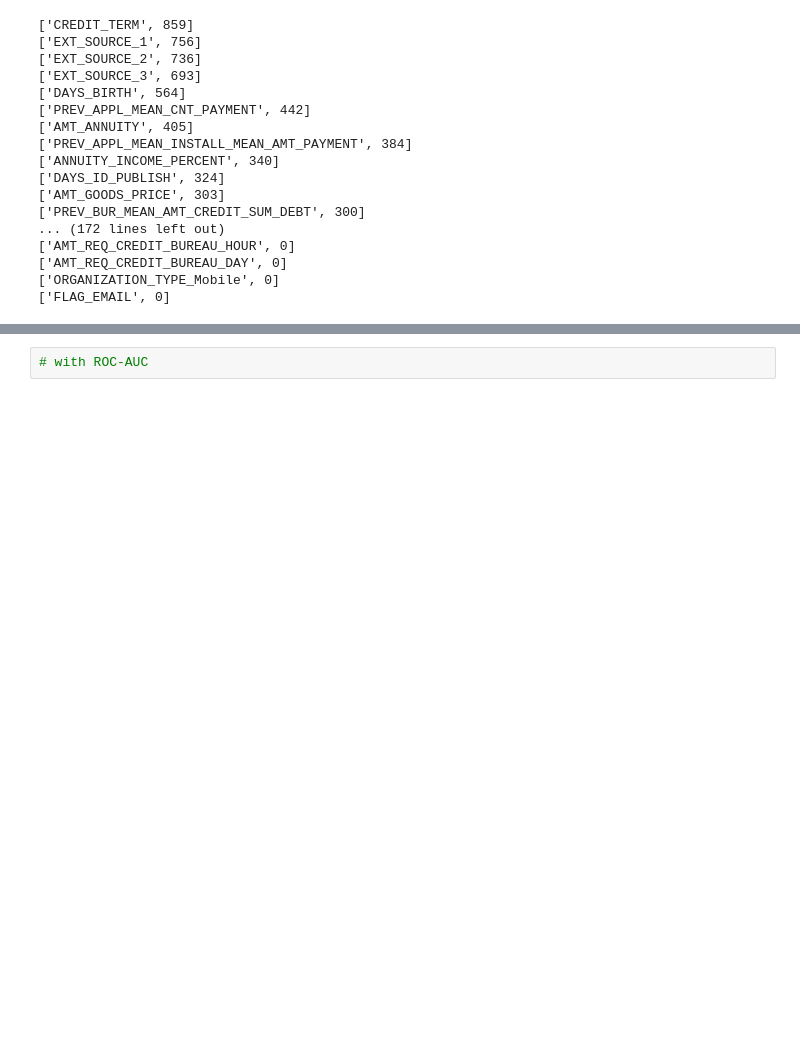
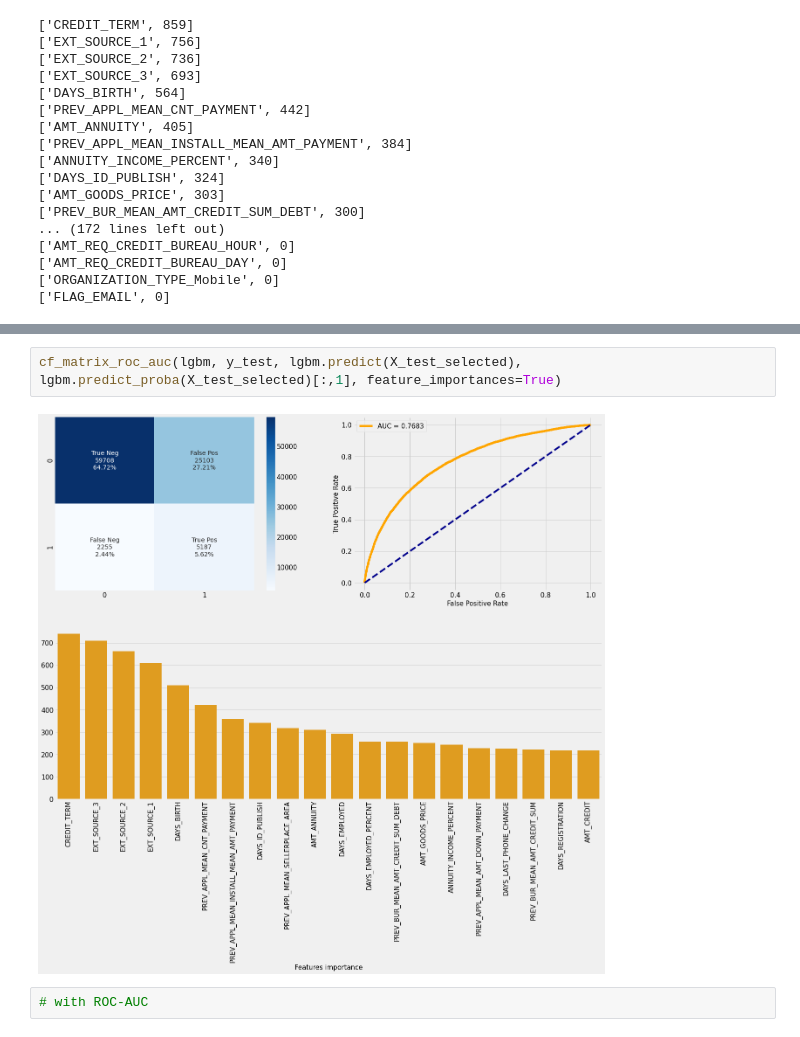
Before and after one commit to githubdana/P7_Project, a Jupyter notebook: P7_02_notebook_modeles.ipynb, the cells around one changed output, grey strips where cells are left out. Cells and saved outputs as stored; diff of their text form; blank space fills up the shorter version.

```diff
--- a/P7_02_notebook_modeles.ipynb
+++ b/P7_02_notebook_modeles.ipynb
@@ -932,3 +1367,7 @@ for index in sorted_idx:
+# %%
+cf_matrix_roc_auc(lgbm, y_test, lgbm.predict(X_test_selected), lgbm.predict_proba(X_test_selected)[:,1], feature_importances=True)
+# %% [output]
+[figure, added]
 # %%
 # with ROC-AUC
 # %%
```
Also changed, not shown: parts of 91 cells of this notebook.
